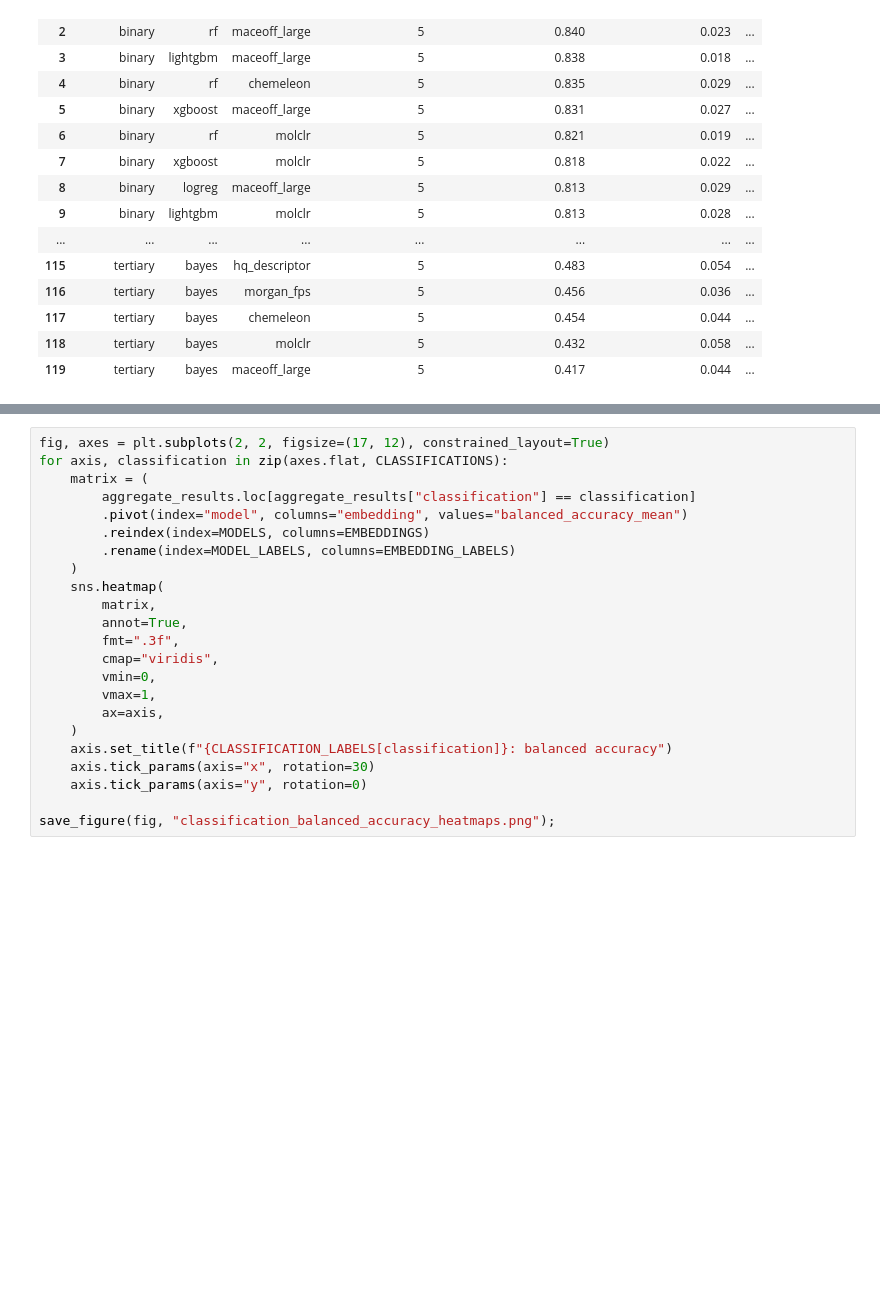
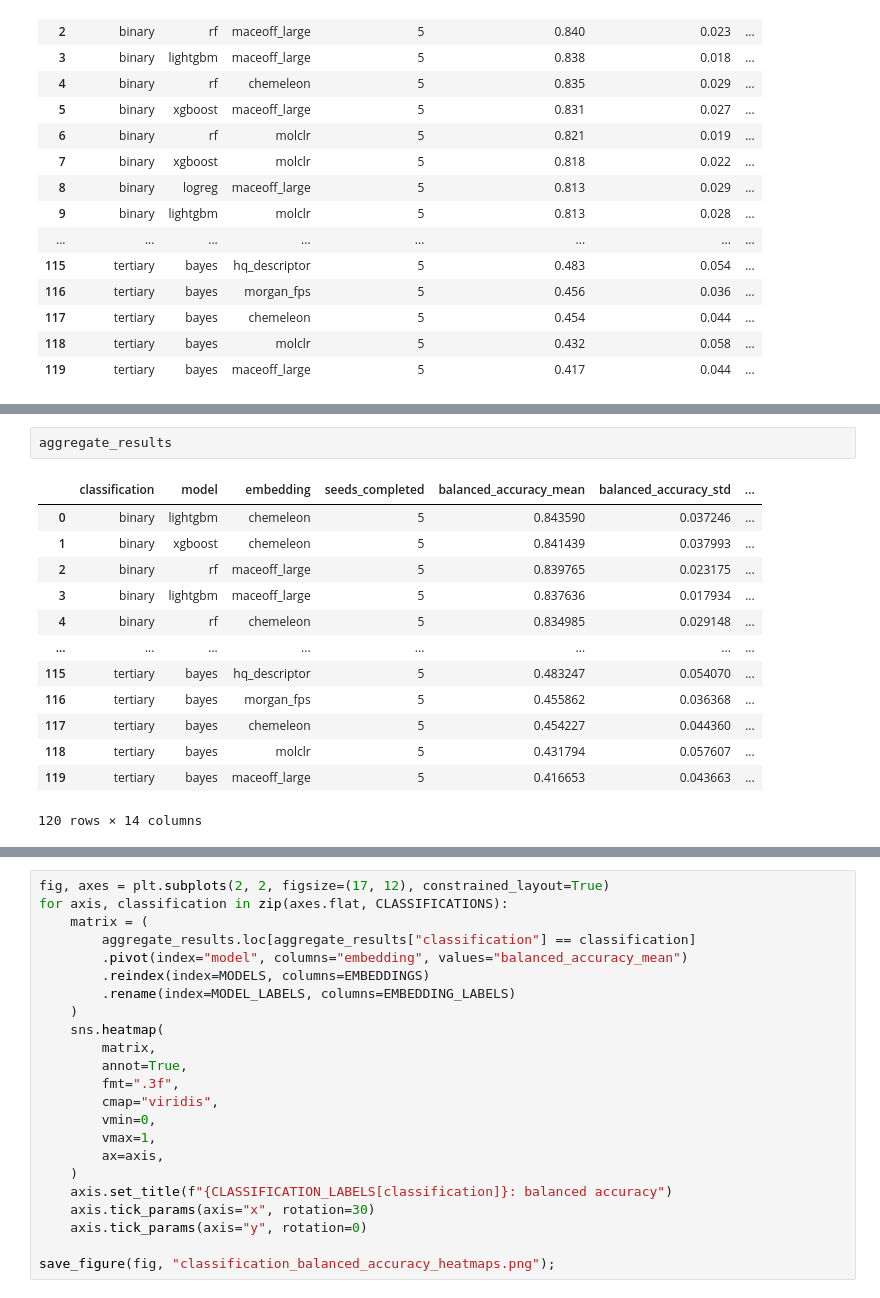
Before and after one commit to CABackman/fm-4-em, a Jupyter notebook: 08_CLASSIFICATION/02_IS_classification_evaluation.ipynb, the cells around one changed output, grey strips where cells are left out. Cells and saved outputs as stored; diff of their text form; blank space fills up the shorter version.

```diff
--- a/08_CLASSIFICATION/02_IS_classification_evaluation.ipynb
+++ b/08_CLASSIFICATION/02_IS_classification_evaluation.ipynb
@@ -271,0 +301,16 @@ display(aggregate_results.style.format({
+# %%
+aggregate_results
+# %% [output]
+|  | classification | model | embedding | seeds_completed | balanced_accuracy_mean | balanced_accuracy_std | ... |
+| 0 | binary | lightgbm | chemeleon | 5 | 0.843590 | 0.037246 | ... |
+| 1 | binary | xgboost | chemeleon | 5 | 0.841439 | 0.037993 | ... |
+| 2 | binary | rf | maceoff_large | 5 | 0.839765 | 0.023175 | ... |
+| 3 | binary | lightgbm | maceoff_large | 5 | 0.837636 | 0.017934 | ... |
+| 4 | binary | rf | chemeleon | 5 | 0.834985 | 0.029148 | ... |
+| ... | ... | ... | ... | ... | ... | ... | ... |
+| 115 | tertiary | bayes | hq_descriptor | 5 | 0.483247 | 0.054070 | ... |
+| 116 | tertiary | bayes | morgan_fps | 5 | 0.455862 | 0.036368 | ... |
+| 117 | tertiary | bayes | chemeleon | 5 | 0.454227 | 0.044360 | ... |
+| 118 | tertiary | bayes | molclr | 5 | 0.431794 | 0.057607 | ... |
+| 119 | tertiary | bayes | maceoff_large | 5 | 0.416653 | 0.043663 | ... |
+120 rows × 14 columns
```
Also changed, not shown: parts of 3 cells of this notebook, 1 other file.
